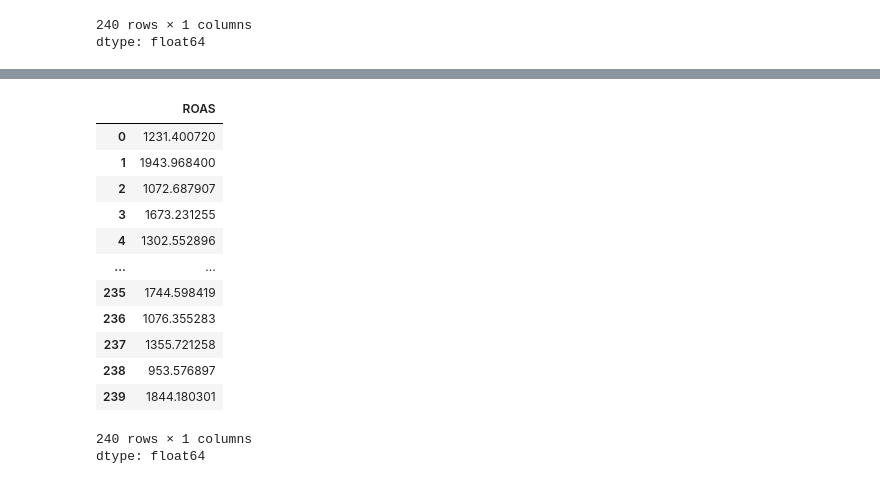
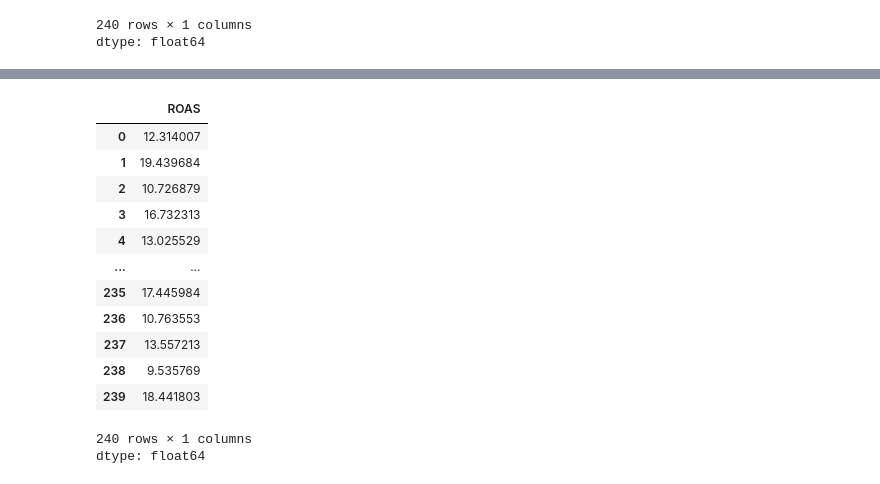
Before and after one commit to coumbacoulibaly/Revenue-Growth-and-Margin-Analysis, a Jupyter notebook: Revenue_Growth_and_Margin_Analysis_for_a_Startup.ipynb, the cells around one changed output, grey strips where cells are left out. Drawn from its saved outputs; the diff is of its cells as text; code cells hidden in the pictures.

```diff
--- a/Revenue_Growth_and_Margin_Analysis_for_a_Startup.ipynb
+++ b/Revenue_Growth_and_Margin_Analysis_for_a_Startup.ipynb
@@ -322,19 +409,19 @@ dtype: float64
 # %%
 #Return on Ad Spend (ROAS)
-df['ROAS'] = (df['Revenue'] / df['Marketing_Spend'])*100
+df['ROAS'] = (df['Revenue'] / df['Marketing_Spend'])
 df['ROAS']
 # %% [output]
 |  | ROAS |
-| 0 | 1231.400720 |
-| 1 | 1943.968400 |
-| 2 | 1072.687907 |
-| 3 | 1673.231255 |
-| 4 | 1302.552896 |
+| 0 | 12.314007 |
+| 1 | 19.439684 |
+| 2 | 10.726879 |
+| 3 | 16.732313 |
+| 4 | 13.025529 |
 | ... | ... |
-| 235 | 1744.598419 |
-| 236 | 1076.355283 |
-| 237 | 1355.721258 |
-| 238 | 953.576897 |
-| 239 | 1844.180301 |
+| 235 | 17.445984 |
+| 236 | 10.763553 |
+| 237 | 13.557213 |
+| 238 | 9.535769 |
+| 239 | 18.441803 |
 240 rows × 1 columns
 dtype: float64
```
Also changed, not shown: parts of 18 cells of this notebook.
